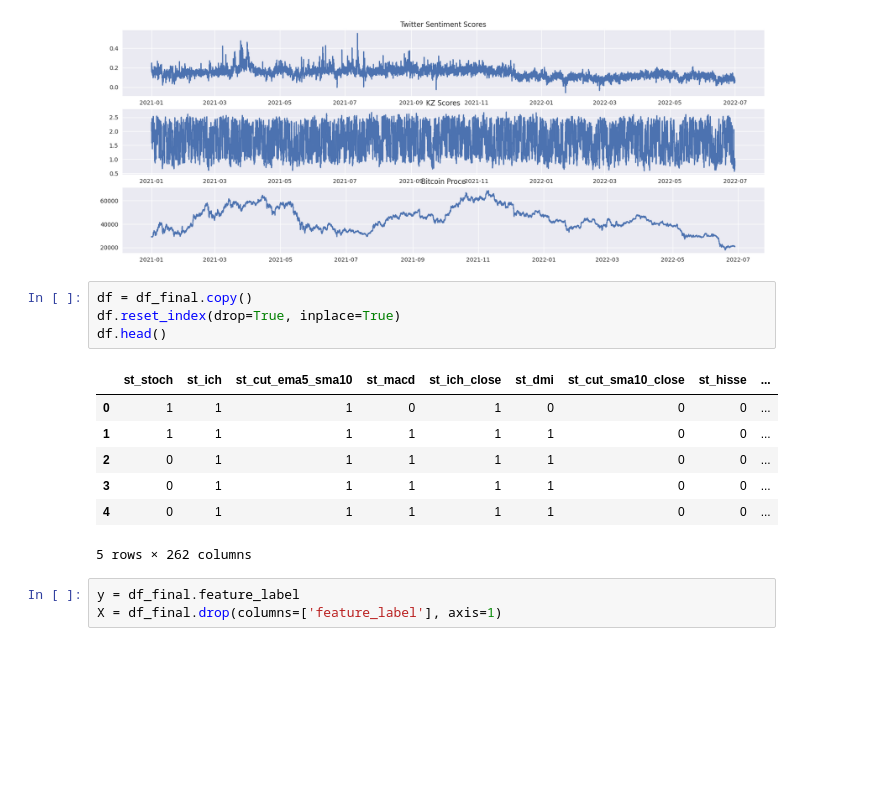
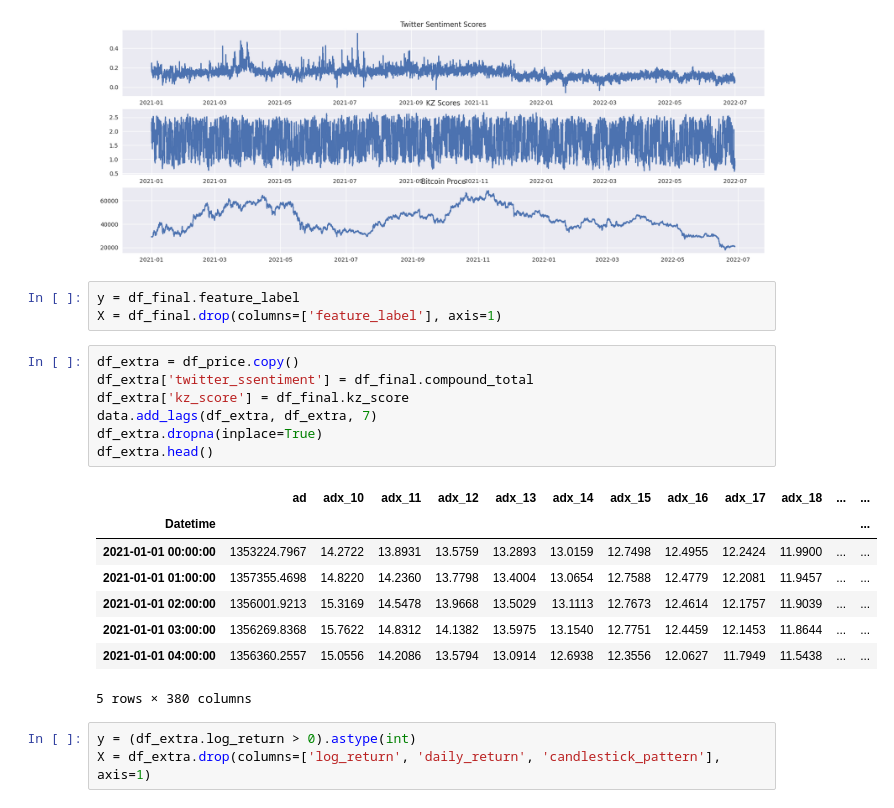
Before and after one commit to kozanakyel/KZ-Engine-Backend, a Jupyter notebook: KZ_project_setup/notebooks/test_sent_kz.ipynb, the cells around one changed output. Drawn from its saved outputs; the diff is of its cells as text; blank space fills up the shorter version.

```diff
--- a/KZ_project_setup/notebooks/test_sent_kz.ipynb
+++ b/KZ_project_setup/notebooks/test_sent_kz.ipynb
@@ -86,21 +142,28 @@ ax3.set_title('Bitcoin Proce')
 # %% [output]
 Text(0.5, 1.0, 'Bitcoin Proce')
 [figure]
-# %%
-df = df_final.copy()
-df.reset_index(drop=True, inplace=True)
-df.head()
-# %% [output]
-|  | st_stoch | st_ich | st_cut_ema5_sma10 | st_macd | st_ich_close | st_dmi | st_cut_sma10_close | st_hisse | ... |
-| 0 | 1 | 1 | 1 | 0 | 1 | 0 | 0 | 0 | ... |
-| 1 | 1 | 1 | 1 | 1 | 1 | 1 | 0 | 0 | ... |
-| 2 | 0 | 1 | 1 | 1 | 1 | 1 | 0 | 0 | ... |
-| 3 | 0 | 1 | 1 | 1 | 1 | 1 | 0 | 0 | ... |
-| 4 | 0 | 1 | 1 | 1 | 1 | 1 | 0 | 0 | ... |
-5 rows × 262 columns
 # %%
 y = df_final.feature_label
 X = df_final.drop(columns=['feature_label'], axis=1)
+# %%
+df_extra = df_price.copy()
+df_extra['twitter_ssentiment'] = df_final.compound_total
+df_extra['kz_score'] = df_final.kz_score
+data.add_lags(df_extra, df_extra, 7)
+df_extra.dropna(inplace=True)
+df_extra.head()
+# %% [output]
+|  | ad | adx_10 | adx_11 | adx_12 | adx_13 | adx_14 | adx_15 | adx_16 | adx_17 | adx_18 | ... | ... |
+| Datetime |  |  |  |  |  |  |  |  |  |  |  | ... |
+| 2021-01-01 00:00:00 | 1353224.7967 | 14.2722 | 13.8931 | 13.5759 | 13.2893 | 13.0159 | 12.7498 | 12.4955 | 12.2424 | 11.9900 | ... | ... |
+| 2021-01-01 01:00:00 | 1357355.4698 | 14.8220 | 14.2360 | 13.7798 | 13.4004 | 13.0654 | 12.7588 | 12.4779 | 12.2081 | 11.9457 | ... | ... |
+| 2021-01-01 02:00:00 | 1356001.9213 | 15.3169 | 14.5478 | 13.9668 | 13.5029 | 13.1113 | 12.7673 | 12.4614 | 12.1757 | 11.9039 | ... | ... |
+| 2021-01-01 03:00:00 | 1356269.8368 | 15.7622 | 14.8312 | 14.1382 | 13.5975 | 13.1540 | 12.7751 | 12.4459 | 12.1453 | 11.8644 | ... | ... |
+| 2021-01-01 04:00:00 | 1356360.2557 | 15.0556 | 14.2086 | 13.5794 | 13.0914 | 12.6938 | 12.3556 | 12.0627 | 11.7949 | 11.5438 | ... | ... |
+5 rows × 380 columns
+# %%
+y = (df_extra.log_return > 0).astype(int)
+X = df_extra.drop(columns=['log_return', 'daily_return', 'candlestick_pattern'], axis=1)
 # %%
 #y = (df_final.feature_label > 0).astype(int)                            #df_final.feature_label
 #df_final.drop(columns=['feature_label'], axis=1)
```
Also changed, not shown: parts of 8 cells of this notebook, 19 other files.
